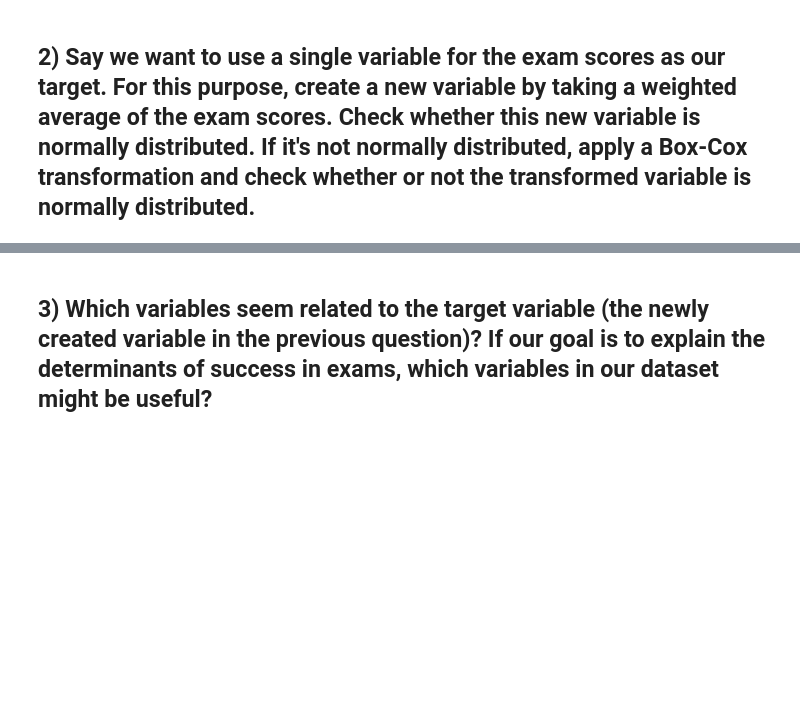
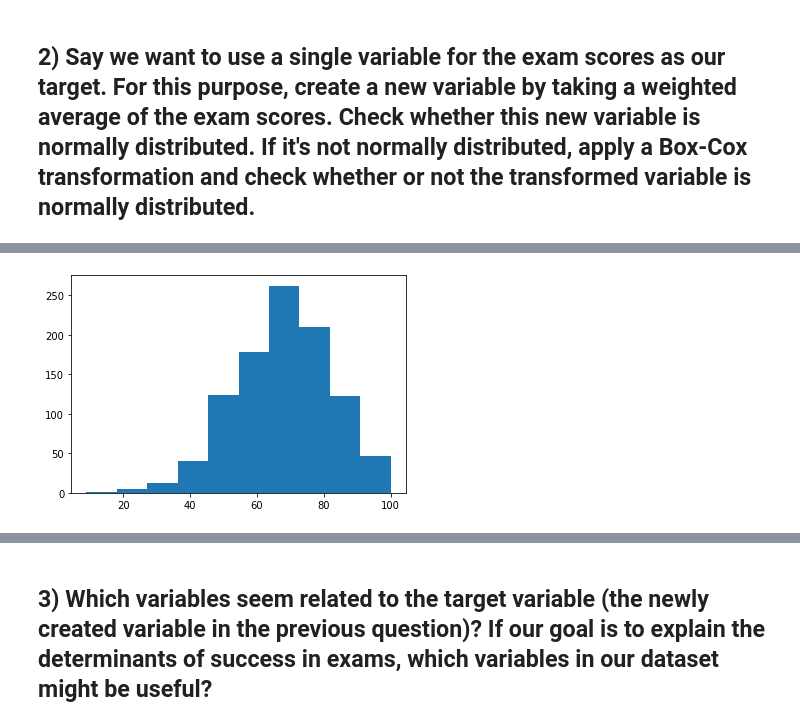
Before and after one commit to ssmcnatt/assignments, a Jupyter notebook: feature-engineering-variables.ipynb, the cells around one changed output, grey strips where cells are left out. Cells and saved outputs as stored; diff of their text form; code cells hidden in the pictures; blank space fills up the shorter version.

```diff
--- a/feature-engineering-variables.ipynb
+++ b/feature-engineering-variables.ipynb
@@ -72,3 +71,6 @@ plt.show()
 [figure]
 # %% [markdown]
 ## 2) Say we want to use a single variable for the exam scores as our target. For this purpose, create a new variable by taking a weighted average of the exam scores. Check whether this new variable is normally distributed. If it's not normally distributed, apply a Box-Cox transformation and check whether or not the transformed variable is normally distributed.
+# %%
+student_df['w_avg'] = (student_df['math score'] + student_df['reading score'] + student_df['writing score']) / 3
+student_df
@@ -74,0 +91,5 @@ plt.show()
+# %%
+plt.hist(student_df['w_avg'])
+plt.show()
+# %% [output]
+[figure, added]
```
Also changed, not shown: parts of 4 cells of this notebook.
